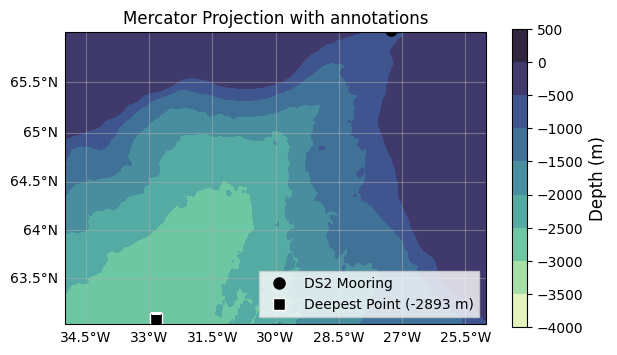
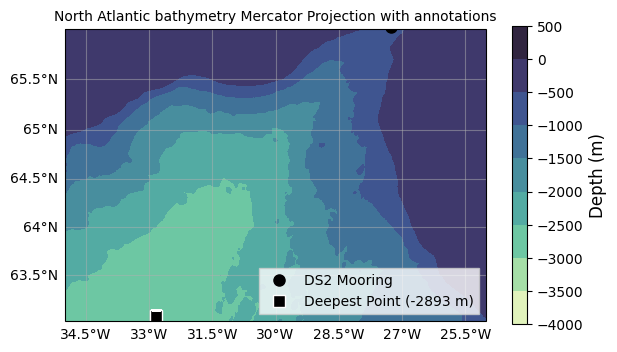
Code edit (unified diff) that turned the first committed figure into the second:
--- before
+++ after
@@ -61,5 +61,5 @@
 ax.legend(loc='lower right', frameon=True, fancybox=False, shadow=False)
 
-plt.title('Mercator Projection with annotations', fontsize=12)
+plt.title('North Atlantic bathymetry Mercator Projection with annotations', fontsize=10)
 
 # Adjust layout for better appearance

Commit: answered questions